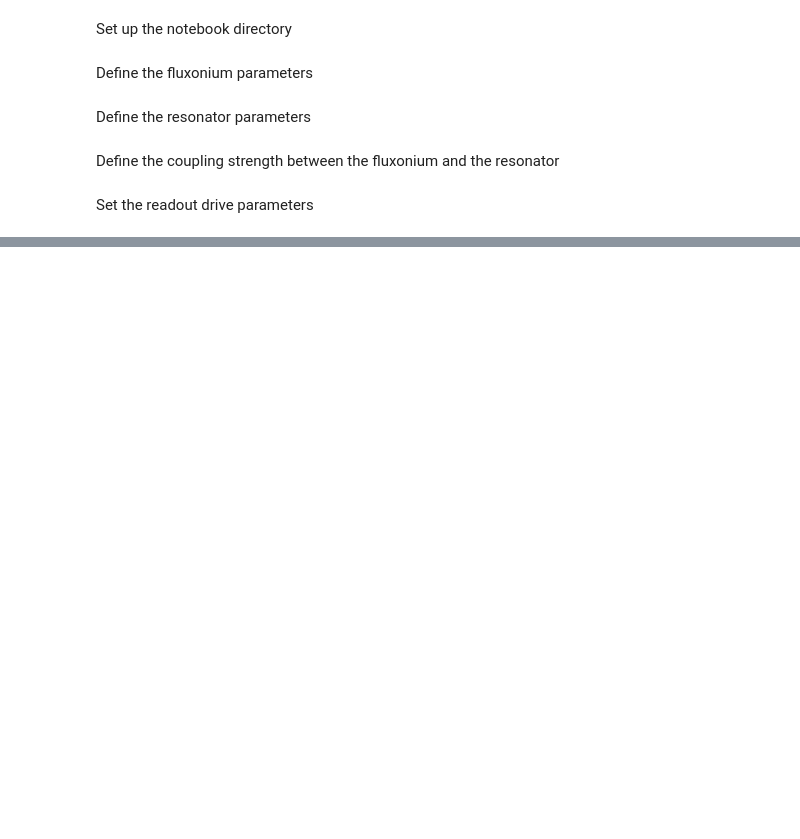
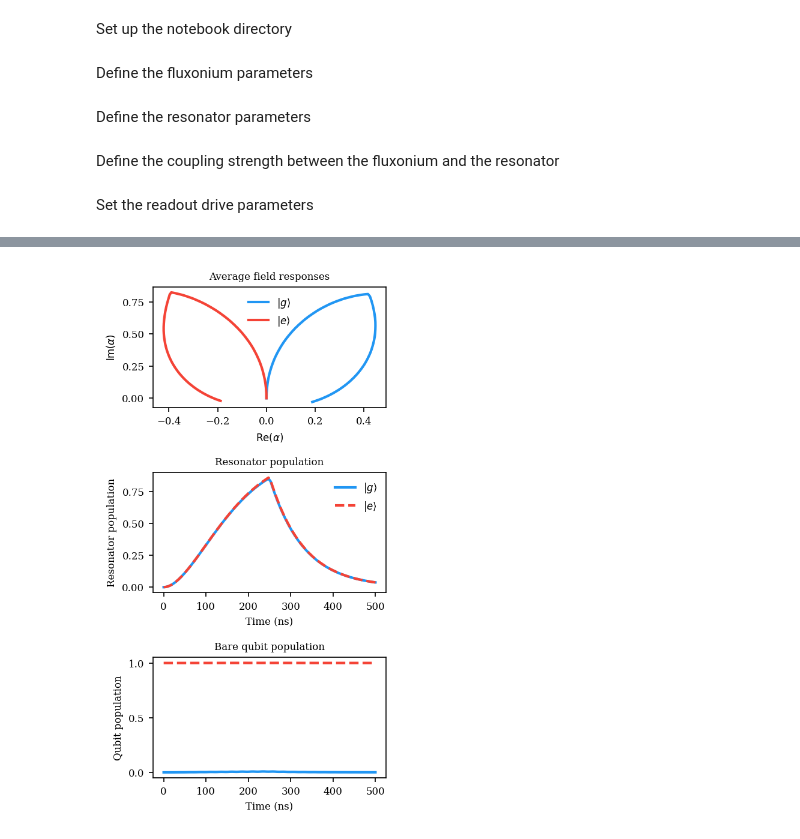
Before and after one commit to TheSQuaD-IQ/blueprint, a Jupyter notebook: tutorial/fluxonium/readout_dynamics.ipynb, the cells around one changed output, grey strips where cells are left out. Cells and saved outputs as stored; diff of their text form; code cells hidden in the pictures; blank space fills up the shorter version.

Commit message:
Update readout dynamics example with fixed parameters and included vectorization.

```diff
--- a/tutorial/fluxonium/readout_dynamics.ipynb
+++ b/tutorial/fluxonium/readout_dynamics.ipynb
@@ -338,5 +327,0 @@ pulse_amps = jax.lax.map(pulse, times)
-# %%
-fig, ax = plt.subplots()
-
-ax.plot(times, pulse_amps[:, 0])
-plt.show()
@@ -356,0 +328,80 @@ amplitudes.shape
+# %%
+if result.expects is None:
+    raise ValueError("No expectation values found")
+
+expect_values = result.expects
+# %%
+
+average_fields = expect_values[:, 0]
+rot_average_fields = average_fields * jnp.exp(1j * drive_frequency * save_times)
+
+res_populations = jnp.real(expect_values[:, 1])
+qubit_populations = jnp.real(expect_values[:, 2])
+branch_populations = jnp.real(expect_values[:, 3])
+
+ind_branch_populations = jnp.real(expect_values[:, 4:])
+# %%
+state_labels = ("g", "e")
+
+colors = ("#2196f3", "#f44336")
+linestyles = ("-", "--")
+
+figsize = get_figsize(height_scale=3)
+rc_params = get_rc_params()
+
+with plt.rc_context(rc_params):
+    fig, axs = plt.subplots(nrows=3, figsize=figsize, tight_layout=True, dpi=150)
+    field_ax, res_ax, qubit_ax = axs
+
+    for ind, state_label in enumerate(state_labels):
+        label = f"$\\vert {state_label}\\rangle$"
+        color = colors[ind]
+        linestyle = linestyles[ind]
+
+        state_field = rot_average_fields[ind]
+        field_ax.plot(
+            state_field.real,
+            state_field.imag,
+            label=label,
+            color=color,
+            linewidth=2,
+        )
+
+        res_population = res_populations[ind]
+        res_ax.plot(
+            save_times,
+            res_population,
+            label=label,
+            color=color,
+            linestyle=linestyle,
+            linewidth=2,
+        )
+
+        qubit_population = qubit_populations[ind]
+        qubit_ax.plot(
+            save_times,
+            qubit_population,
+            label=label,
+            color=color,
+            linestyle=linestyle,
+            linewidth=2,
+        )
+
+    field_ax.set_title("Average field responses")
+    field_ax.set_xlabel(r"$\mathrm{Re}(\alpha)$")
+    field_ax.set_ylabel(r"$\mathrm{Im}(\alpha)$")
+    field_ax.legend(frameon=False)
+
+    res_ax.set_xlabel(r"Time (ns)")
+    res_ax.set_ylabel(r"Resonator population")
+    res_ax.set_title(r"Resonator population")
+    res_ax.legend(frameon=False)
+
+    qubit_ax.set_xlabel(r"Time (ns)")
+    qubit_ax.set_ylabel(r"Qubit population")
+    qubit_ax.set_title(r"Bare qubit population")
+    res_ax.legend(frameon=False)
+
+plt.show()
+# %% [output]
+[figure, added]
```
Also changed, not shown: parts of 26 cells of this notebook.
